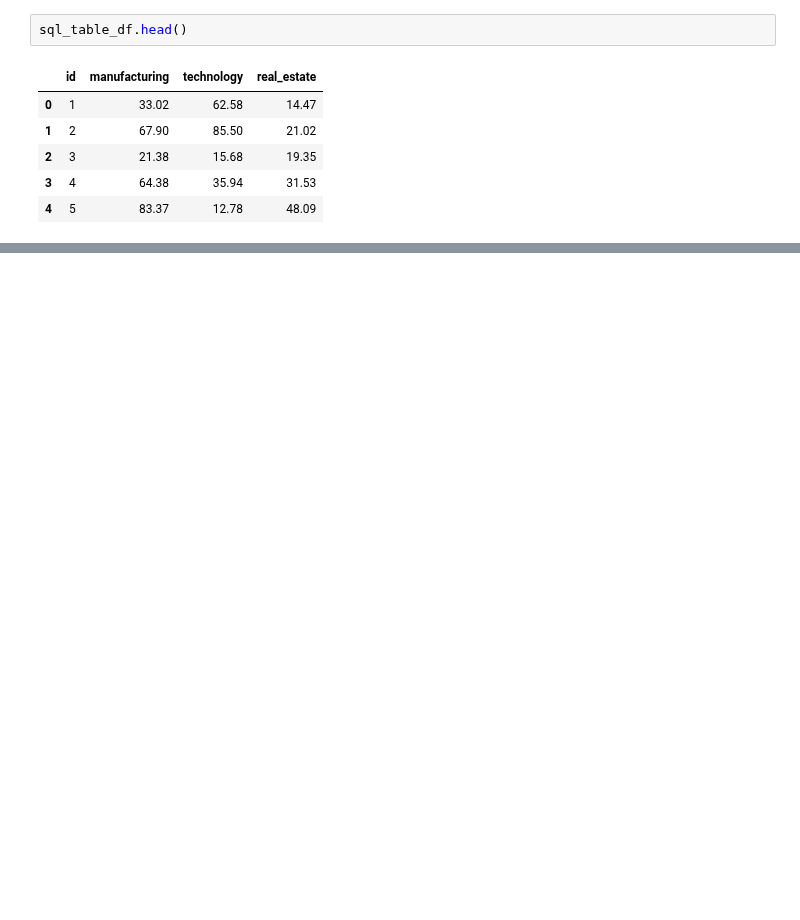
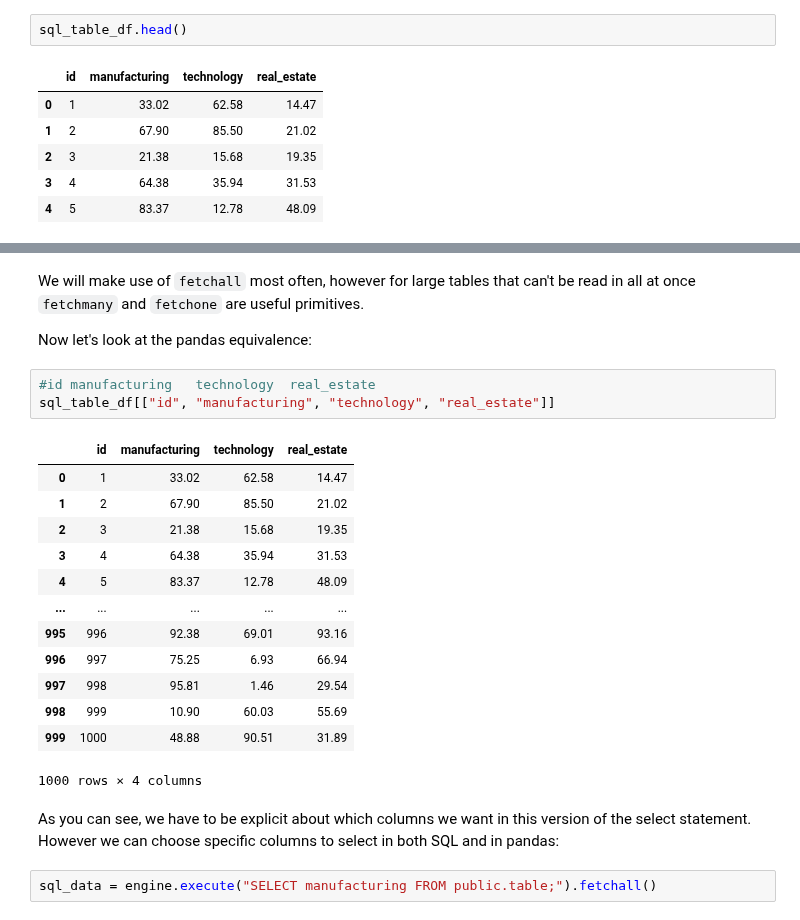
Before and after one commit to EricSchles/datascience_book, a Jupyter notebook: intro_to_python/pandas_basics/Pandas Basics.ipynb, the cells around one changed output, grey strips where cells are left out. Drawn from its saved outputs; the diff is of its cells as text; blank space fills up the shorter version.

```diff
--- a/intro_to_python/pandas_basics/Pandas Basics.ipynb
+++ b/intro_to_python/pandas_basics/Pandas Basics.ipynb
@@ -224,0 +251,25 @@ sql_table_df.head()
+# %% [markdown]
+We will make use of `fetchall` most often, however for large tables that can't be read in all at once `fetchmany` and `fetchone` are useful primitives.
+
+Now let's look at the pandas equivalence:
+# %%
+#id	manufacturing	technology	real_estate
+sql_table_df[["id", "manufacturing", "technology", "real_estate"]]
+# %% [output]
+|  | id | manufacturing | technology | real_estate |
+| 0 | 1 | 33.02 | 62.58 | 14.47 |
+| 1 | 2 | 67.90 | 85.50 | 21.02 |
+| 2 | 3 | 21.38 | 15.68 | 19.35 |
+| 3 | 4 | 64.38 | 35.94 | 31.53 |
+| 4 | 5 | 83.37 | 12.78 | 48.09 |
+| ... | ... | ... | ... | ... |
+| 995 | 996 | 92.38 | 69.01 | 93.16 |
+| 996 | 997 | 75.25 | 6.93 | 66.94 |
+| 997 | 998 | 95.81 | 1.46 | 29.54 |
+| 998 | 999 | 10.90 | 60.03 | 55.69 |
+| 999 | 1000 | 48.88 | 90.51 | 31.89 |
+1000 rows × 4 columns
+# %% [markdown]
+As you can see, we have to be explicit about which columns we want in this version of the select statement.  However we can choose specific columns to select in both SQL and in pandas:
+# %%
+sql_data = engine.execute("SELECT manufacturing FROM public.table;").fetchall()
```
Also changed, not shown: parts of 44 cells of this notebook.
